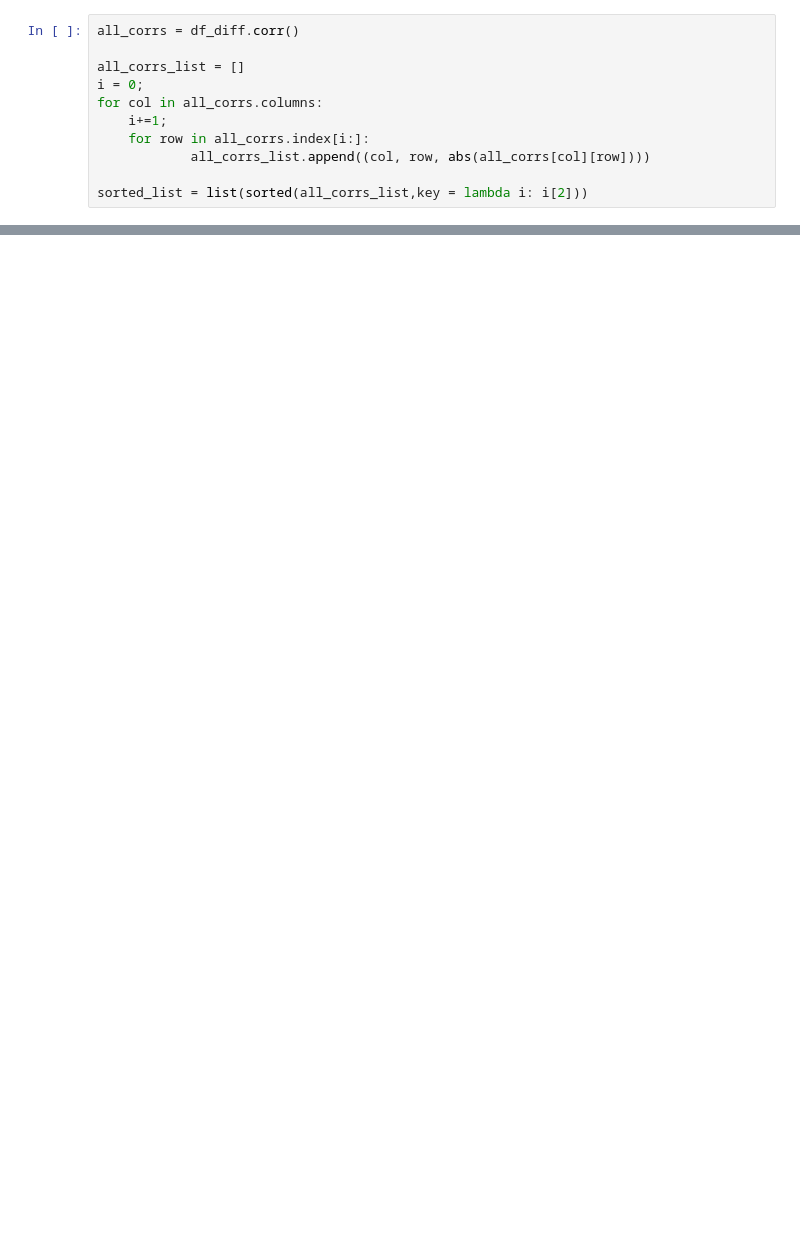
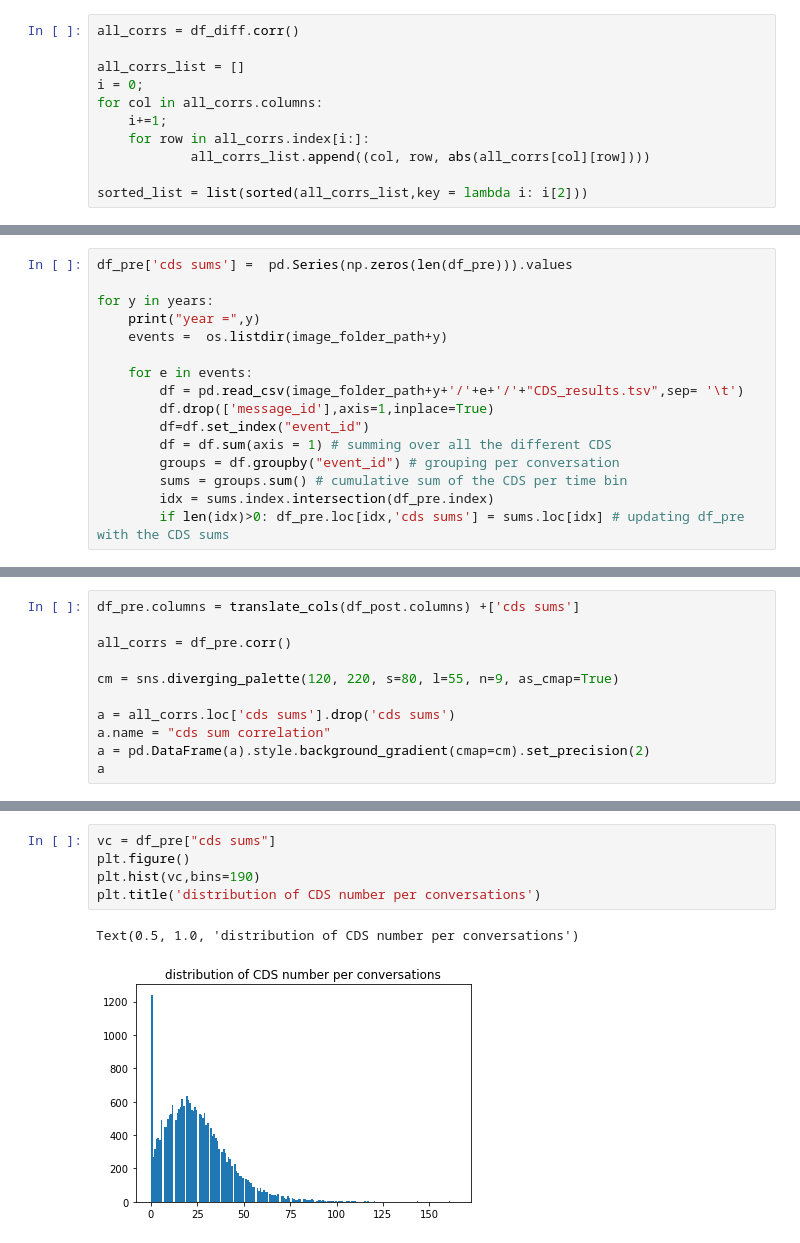
Before and after one commit to lougau92/MA2---Towards-real-time-support-for-a-suicide-prevention-hotline-operators-, a Jupyter notebook: EDA.ipynb, the cells around one changed output, grey strips where cells are left out. Drawn from its saved outputs; the diff is of its cells as text; blank space fills up the shorter version.

```diff
--- a/EDA.ipynb
+++ b/EDA.ipynb
@@ -186,0 +253,16 @@ See if there are any correlated responses
+# %%
+df_pre['cds sums'] =  pd.Series(np.zeros(len(df_pre))).values
+
+for y in years:
+    print("year =",y)
+    events =  os.listdir(image_folder_path+y)
+
+    for e in events:
+        df = pd.read_csv(image_folder_path+y+'/'+e+'/'+"CDS_results.tsv",sep= '\t')
+        df.drop(['message_id'],axis=1,inplace=True)
+        df=df.set_index("event_id")
+        df = df.sum(axis = 1) # summing over all the different CDS
+        groups = df.groupby("event_id") # grouping per conversation
+        sums = groups.sum() # cumulative sum of the CDS per time bin
+        idx = sums.index.intersection(df_pre.index)
+        if len(idx)>0: df_pre.loc[idx,'cds sums'] = sums.loc[idx] # updating df_pre with the CDS sums
@@ -186,0 +275,11 @@ See if there are any correlated responses
+# %%
+df_pre.columns = translate_cols(df_post.columns) +['cds sums']
+
+all_corrs = df_pre.corr()
+
+cm = sns.diverging_palette(120, 220, s=80, l=55, n=9, as_cmap=True)
+
+a = all_corrs.loc['cds sums'].drop('cds sums')
+a.name = "cds sum correlation"
+a = pd.DataFrame(a).style.background_gradient(cmap=cm).set_precision(2)
+a
@@ -186,0 +310,8 @@ See if there are any correlated responses
+# %%
+vc = df_pre["cds sums"]
+plt.figure()
+plt.hist(vc,bins=190)
+plt.title('distribution of CDS number per conversations')
+# %% [output]
+Text(0.5, 1.0, 'distribution of CDS number per conversations')
+[figure, added]
```
Also changed, not shown: parts of 24 cells of this notebook.
